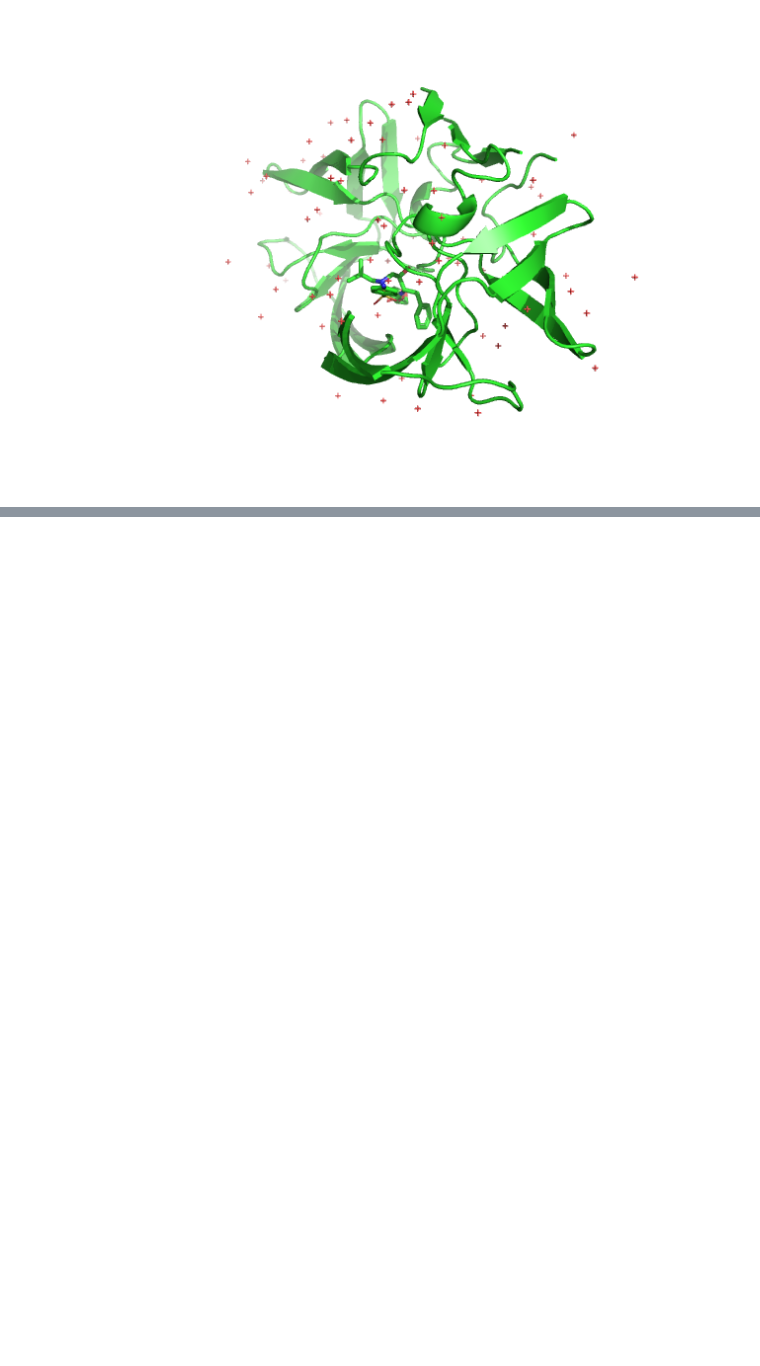
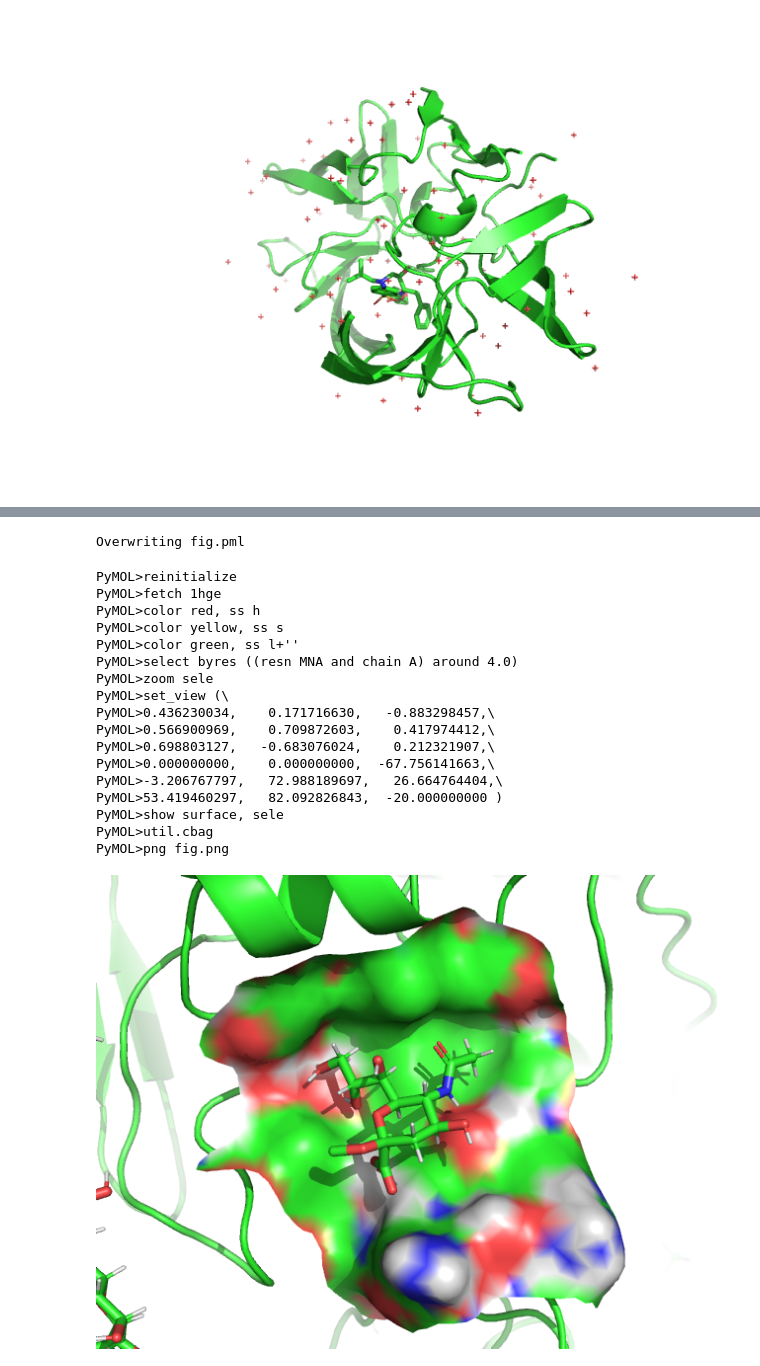
Before and after one commit to yoshi-dat/colab, a Jupyter notebook: Untitled2.ipynb, the cells around one changed output, grey strips where cells are left out. Cells and saved outputs as stored; diff of their text form; code cells hidden in the pictures; blank space fills up the shorter version.

```diff
--- a/Untitled2.ipynb
+++ b/Untitled2.ipynb
@@ -44,0 +69,44 @@ display(Image('fig1.png'))
+# %%
+%%writefile fig.pml
+reinitialize
+fetch 1hge
+color red, ss h
+color yellow, ss s
+color green, ss l+''
+select byres ((resn MNA and chain A) around 4.0)
+zoom sele
+set_view (\
+     0.436230034,    0.171716630,   -0.883298457,\
+     0.566900969,    0.709872603,    0.417974412,\
+     0.698803127,   -0.683076024,    0.212321907,\
+     0.000000000,    0.000000000,  -67.756141663,\
+    -3.206767797,   72.988189697,   26.664764404,\
+    53.419460297,   82.092826843,  -20.000000000 )
+show surface, sele
+util.cbag
+png fig.png
+# %% [output]
+Overwriting fig.pml
+# %%
+!pymol -qQ -c fig.pml
+from IPython.display import Image
+display(Image('fig.png'))
+# %% [output]
+PyMOL>reinitialize
+PyMOL>fetch 1hge
+PyMOL>color red, ss h
+PyMOL>color yellow, ss s
+PyMOL>color green, ss l+''
+PyMOL>select byres ((resn MNA and chain A) around 4.0)
+PyMOL>zoom sele
+PyMOL>set_view (\
+PyMOL>0.436230034,    0.171716630,   -0.883298457,\
+PyMOL>0.566900969,    0.709872603,    0.417974412,\
+PyMOL>0.698803127,   -0.683076024,    0.212321907,\
+PyMOL>0.000000000,    0.000000000,  -67.756141663,\
+PyMOL>-3.206767797,   72.988189697,   26.664764404,\
+PyMOL>53.419460297,   82.092826843,  -20.000000000 )
+PyMOL>show surface, sele
+PyMOL>util.cbag
+PyMOL>png fig.png
+[figure, added]
```
Also changed, not shown: parts of 6 cells of this notebook.
